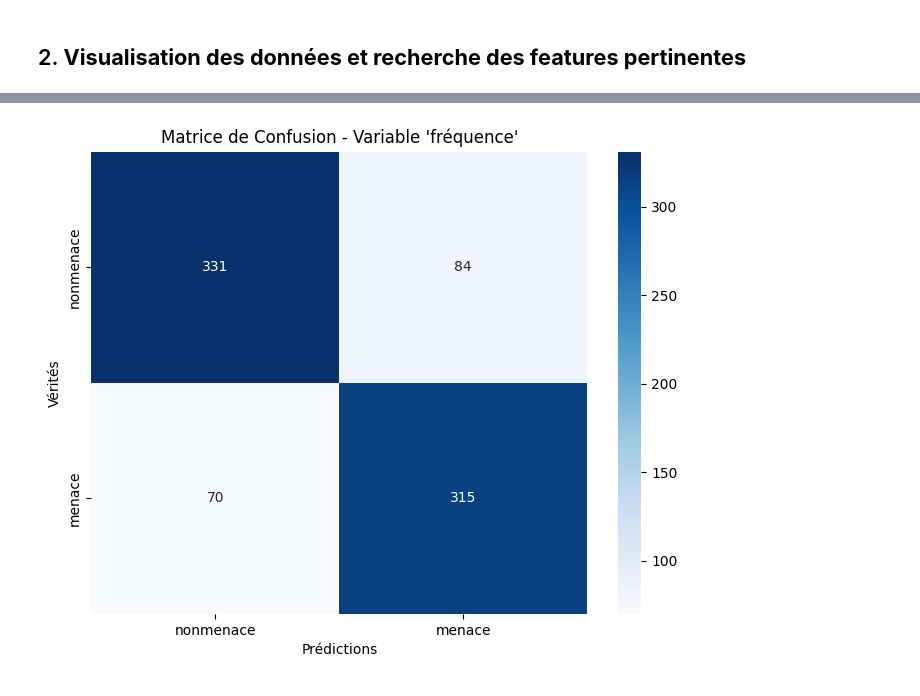
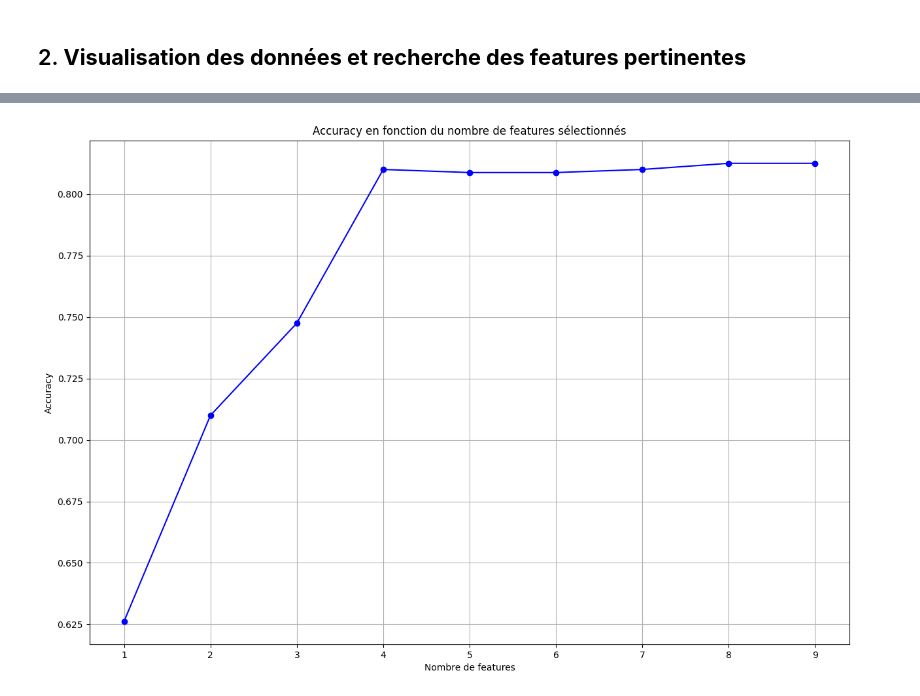
Before and after one commit to NailKhelifa/MVA_deep_and_signal, a Jupyter notebook: TP2/dls_tp2.ipynb, the cells around one changed output, grey strips where cells are left out. Drawn from its saved outputs; the diff is of its cells as text; code cells hidden in the pictures.

```diff
--- a/TP2/dls_tp2.ipynb
+++ b/TP2/dls_tp2.ipynb
@@ -163,7 +171,7 @@ def calculate_residuals(X, y):
 
     return beta
 
-def data_transformation(source="train", sample_count=200) -> pd.DataFrame:
+def data_transformation(source="train", sample_count=400):
     """Normalizes and standardizes the dataset.
 
     Parameters:
@@ -514,4 +480,6 @@ C'est très intéressant car on observe des valeurs extrêmes de fréquences en
 # %%
+features_list = ['average_largeur', 'max_frequency', 'freq_duration_ratio', 'min_frequency', 'std_frequency',
+                 'beta', 'angular_concentration', 'below_peak_average']
 
 def Tree_classifier(df_train, df_test, features_list, max_features=None):
     # Liste de couleurs pour les graphes
@@ -524,11 +492,13 @@ def Tree_classifier(df_train, df_test, features_list, max_features=None):
     max_features = max_features if max_features is not None else len(features_list)
 
     # Profondeurs d'arbres de décision à tester (1 à 9)
-    depth_values = list(range(1, 10))
+    depth_values = list(range(1, 15))
 
     # Création d'une figure unique pour tout afficher
     fig, ax = plt.subplots(figsize=(12, 8))
     fig.suptitle("Comparaison de l'Accuracy optimale pour différents nombres de features", fontsize=16)
+
+    best_accuracy_arr = []
 
     # Boucle sur le nombre de features utilisés
     for num_features in range(1, max_features + 1):
@@ -576,12 +546,20 @@ def Tree_classifier(df_train, df_test, features_list, max_features=None):
         ax.plot(depth_values[best_depth_index], best_accuracy, 'o', color=color_choice, markersize=8,
                 label=f"Meilleure accuracy avec {num_features} features")
 
+        best_accuracy_arr.append((best_depth_index, num_features, best_accuracy))
+
+    sorted_best_accuracy = sorted(best_accuracy_arr, key=lambda x: x[2])
+
+    overall_best_accuracy = sorted_best_accuracy[-1]
+
     # Réglage des étiquettes, de la grille et de la légende
     ax.set_xlabel("Profondeur de l'arbre de décision", fontsize=14)
     ax.set_ylabel("Précision du classifieur", fontsize=14)
     ax.grid(True, linestyle='--', linewidth=0.5, color='gray', alpha=0.7)
     ax.legend(loc="best", fontsize=10)
     plt.show()
+
+    print(f"Meilleure précision = {overall_best_accuracy[2]};  pour {overall_best_accuracy[1]} features et une profondeur de {overall_best_accuracy[0] + 1}")
 # %%
 Tree_classifier(df_train=df_train,
                  df_test=df_test,
@@ -592,45 +573,61 @@ Tree_classifier(df_train=df_train,
 # %%
-def Logistic_classifier(df_train, df_test, feature_list, num_features=3):
-
-    train_features = df_train[feature_list]
-    test_features = df_test[feature_list]
-
+def Logistic_classifier(df_train, df_test, feature_list, max_features=3):
     train_labels = df_train['menace']
     test_labels = df_test['menace']
-    # Si le nombre de features n'est pas spécifié, utiliser toutes les dimensions
-    if num_features is None:
-        train_data, test_data = train_features, test_features
-    else:
-        # Sinon, réduire les données aux premières dimensions spécifiées
-        train_data, test_data = train_features.iloc[:, :num_features], test_features.iloc[:, :num_features]
 
-    # Initialiser un classifieur d'arbre de décision avec une profondeur maximale spécifique
-    classifier = LogisticRegression()
+    accuracies = []
 
-    # Entraîner le modèle sur les données d'entraînement
-    classifier.fit(train_data, train_labels)
+    # Boucle pour tester avec différents nombres de features
+    for num_features in range(1, max_features + 1):
+        # Sélectionner les premières `num_features` features
+        selected_features = feature_list[:num_features]
 
-    # Prédictions pour les ensembles d'entraînement et de test
-    test_predictions = classifier.predict(test_data)
+        train_data = df_train[selected_features]
+        test_data = df_test[selected_features]
 
-    # Afficher le rapport de classification
-    print("Rapport de Classification:")
-    print(classification_report(test_labels, test_predictions, target_names=['nonmenace', 'menace']))
+        # Initialiser le classifieur de régression logistique
+        classifier = LogisticRegression()
 
-    # Calculer la matrice de confusion
+        # Entraîner le modèle
+        classifier.fit(train_data, train_labels)
+
+        # Prédire les labels sur l'ensemble de test
+        test_predictions = classifier.predict(test_data)
+
+        # Calculer l'accuracy et l'ajouter à la liste
+        accuracy = accuracy_score(test_labels, test_predictions)
+        accuracies.append(accuracy)
+
+        # Afficher le rapport de classification pour chaque nombre de features
+        print(f"\nRapport de Classification pour {num_features} feature(s) :")
+        print(classification_report(test_labels, test_predictions, target_names=['nonmenace', 'menace']))
+
+    # Tracer l'accuracy en fonction du nombre de features
+    fig, ax = plt.subplots(figsize=(15, 10))
+    ax.plot(range(1, max_features + 1), accuracies, marker='o', color='b')
+    ax.set_title("Accuracy en fonction du nombre de features sélectionnés")  # Utilisez ax.set_title
+    ax.set_xlabel("Nombre de features")
+    ax.set_ylabel("Accuracy")
+    ax.grid(True)
+
+
+    # Matrice de confusion pour le dernier modèle (avec max_features)
     cm = confusion_matrix(test_labels, test_predictions)
-
-    # Afficher la matrice de confusion
     plt.figure(figsize=(8, 6))
     sns.heatmap(cm, annot=True, fmt='d', cmap='Blues', xticklabels=['nonmenace', 'menace'], yticklabels=['nonmenace', 'menace'])
-    plt.title("Matrice de Confusion - Variable 'fréquence'")
+    plt.title(f"Matrice de Confusion - {max_features} features")
     plt.xlabel('Prédictions')
     plt.ylabel('Vérités')
     plt.show()
-    return
+
+    print(f"Meilleure précision = {max(accuracies)}")
+
+    return accuracies
+
+
 
 Logistic_classifier(df_train=df_train,
                     df_test=df_test,
                     feature_list=features_list,
-                    num_features=9)
+                    max_features=9)
 # %% [output]
@@ -653 +674 @@ weighted avg       0.81      0.81      0.81       800
-[figure, old version]
+[figure, new version]
```
Also changed, not shown: parts of 35 cells of this notebook.
